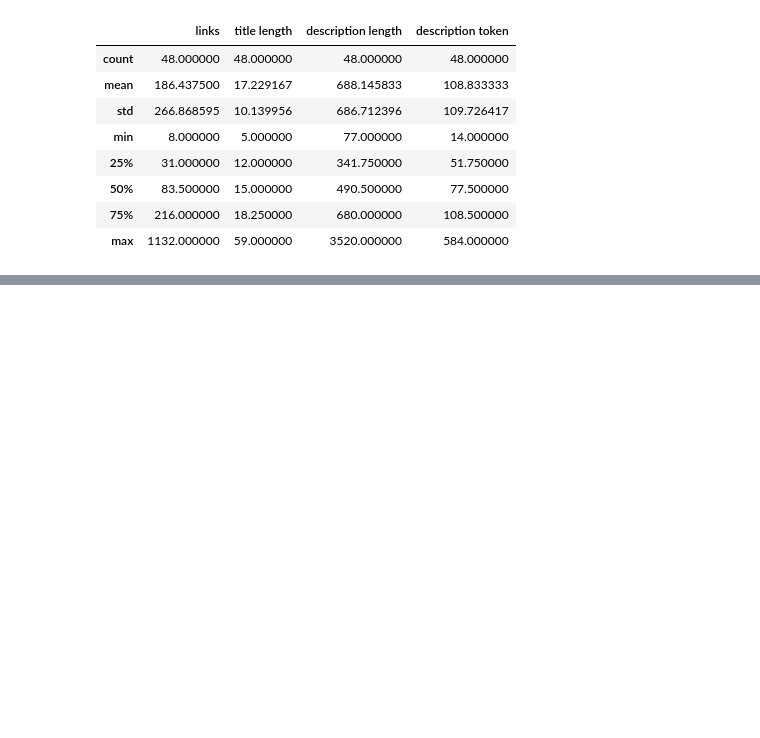
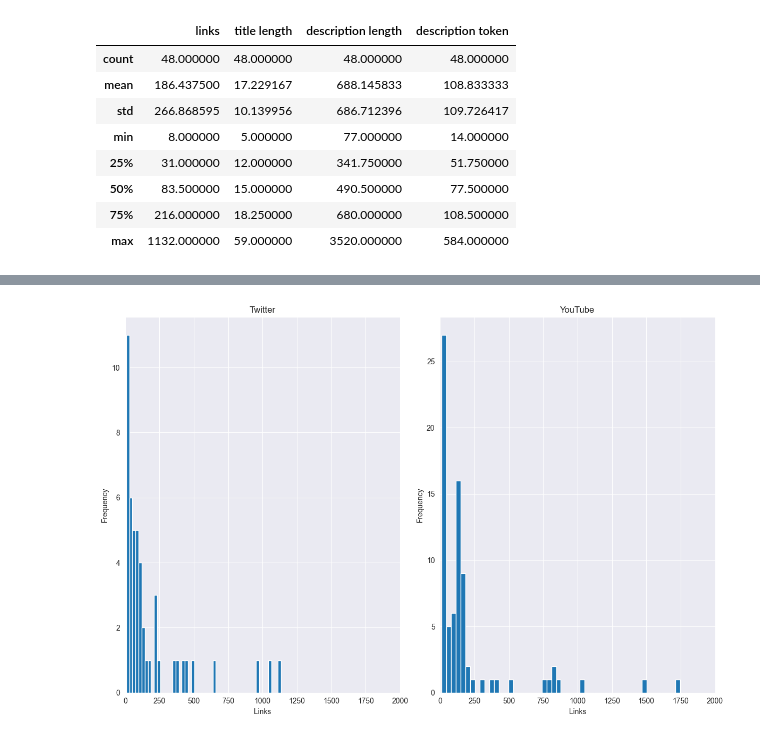
Before and after one commit to GCMeccariello/CLT, a Jupyter notebook: exercise_1_giancarlo_meccariello.ipynb, the cells around one changed output, grey strips where cells are left out. Cells and saved outputs as stored; diff of their text form; code cells hidden in the pictures; blank space fills up the shorter version.

```diff
--- a/exercise_1_giancarlo_meccariello.ipynb
+++ b/exercise_1_giancarlo_meccariello.ipynb
@@ -334,0 +429,13 @@ plt.show()
+# %%
+fig,ax = plt.subplots(1, 2)
+titles = ['Twitter', 'YouTube']
+dfs = [df_twitter, df_youtube]
+for i in range(2):
+    ax[i].hist(dfs[i]['links'], bins=50)
+    ax[i].set_title(titles[i])
+    ax[i].set_ylabel('Frequency')
+    ax[i].set_xlabel('Links')
+    ax[i].set_xlim((0, 2000))
+plt.tight_layout()
+# %% [output]
+[figure, added]
```
Also changed, not shown: parts of 87 cells of this notebook.
